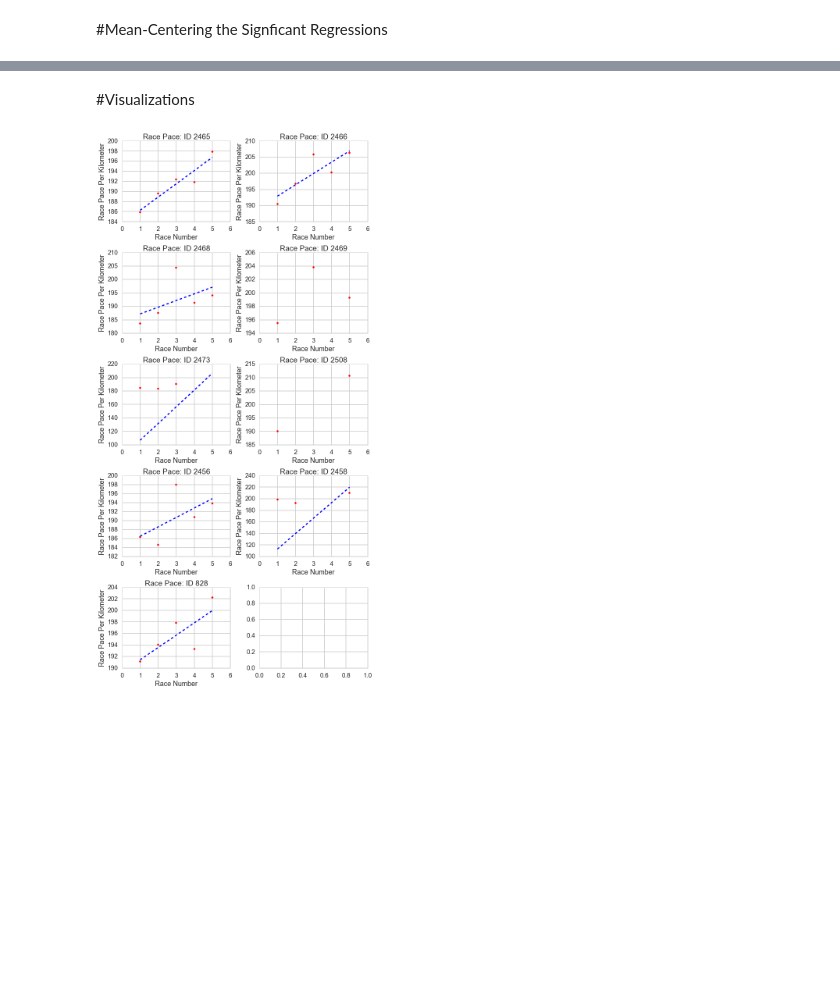
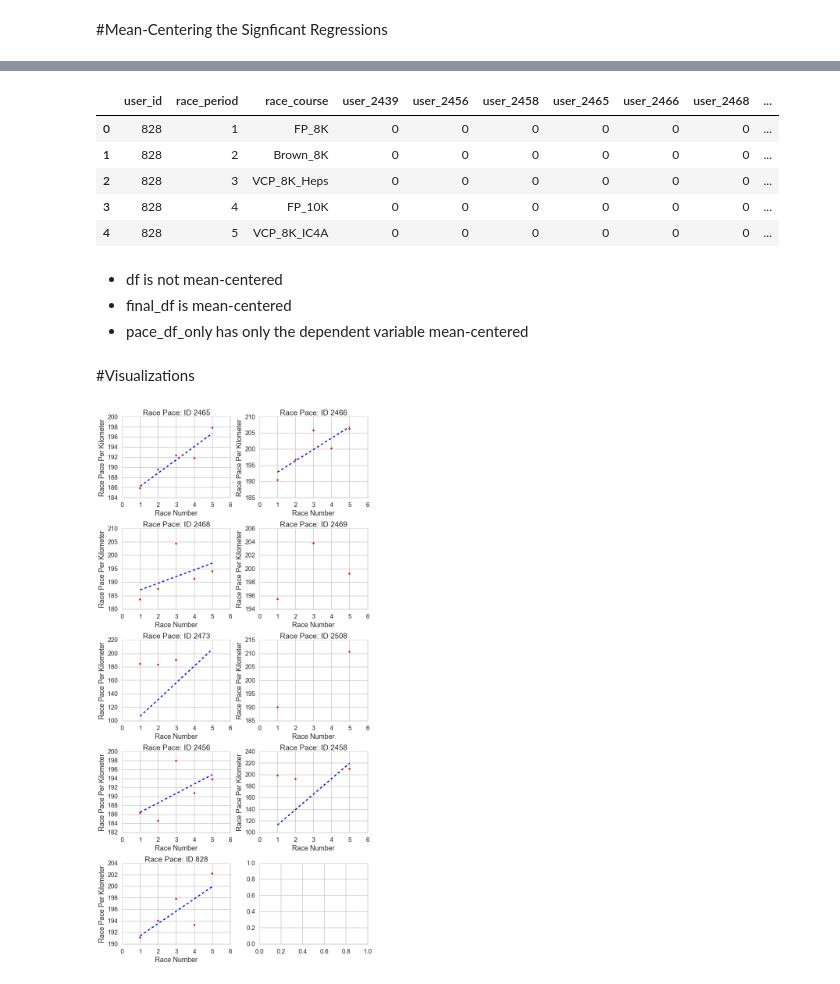
Before and after one commit to callen13/Senior_Thesis, a Jupyter notebook: sequential_model_selection.ipynb, the cells around one changed output, grey strips where cells are left out. Cells and saved outputs as stored; diff of their text form; code cells hidden in the pictures; blank space fills up the shorter version.

```diff
--- a/sequential_model_selection.ipynb
+++ b/sequential_model_selection.ipynb
@@ -408,37 +426,0 @@ df = df.merge(mean_df, how="left")
-# %%
-df.rename(columns={'seconds':'seconds_x', 'pace_per_k':'pace_per_k_x', 'REM_2nd_Night_Before':'REM_2nd_Night_Before_x',
-                  'REM_Weighted_2_Days':'REM_Weighted_2_Days_x', 'REM_Weighted_3_Days':'REM_Weighted_3_Days_x', 'REM_Weighted_4_Days':
-                   'REM_Weighted_4_Days_x','REM_Expo_Weighted_2_Days':'REM_Expo_Weighted_2_Days_x', 'total_sleep_weighted_3days':'total_sleep_weighted_3days_x',
-                  'stress_during_week':'stress_during_week_x', 'schoolwork_hours_during_week':'schoolwork_hours_during_week_x',
-                   'stress_during_week_2':'stress_during_week_2_x', 'cycles_count_2nd_Night_Before':'cycles_count_2nd_Night_Before_x', 'cycles_count_weighted_3days':
-                   'cycles_count_weighted_3days_x', 'cycles_count_weighted_4days':'cycles_count_weighted_4days_x', 'total_sleep_weighted_2days':'total_sleep_weighted_2days_x',
-                   'total_sleep_weighted_4days':'total_sleep_weighted_4days_x','total_sleep_weighted_5days':'total_sleep_weighted_5days_x',
-                   'total_sleep_weighted_6days':'total_sleep_weighted_6days_x','REM_Expo_Weighted_3days':'REM_Expo_Weighted_3days_x',
-                   'REM_Expo_Weighted_4days':'REM_Expo_Weighted_4days_x'
-                  }, inplace=True)
-#Now mean-center them by subracting (variable_x - variable_mean)
-cols = ['seconds', 'pace_per_k','REM_Weighted_2_Days', 'REM_2nd_Night_Before', 'REM_Weighted_3_Days', 'REM_Weighted_4_Days', 'REM_Expo_Weighted_2_Days',
-       'total_sleep_weighted_3days', 'stress_during_week', 'schoolwork_hours_during_week', 'stress_during_week_2', 'cycles_count_2nd_Night_Before',
-       'cycles_count_weighted_3days', 'cycles_count_weighted_4days', 'total_sleep_weighted_2days', 'total_sleep_weighted_4days','total_sleep_weighted_5days',
-        'total_sleep_weighted_6days', 'REM_Expo_Weighted_3days', 'REM_Expo_Weighted_4days']
-
-for c in cols:
-    df[c]=df[c+'_x'] - df[c+'_mean']
-    df.drop([c+'_x', c+'_mean'], axis=1)
-#df = df.drop(['REM_2nd_Night_Before_x', 'REM_2nd_Night_Before_mean', 'REM_Weighted_3_Days_x', 'REM_Weighted_3_Days_mean',
-#            'REM_Weighted_4_Days_x', 'REM_Weighted_4_Days_mean', 'REM_Expo_Weighted_2_Days_mean', 'REM_Expo_Weighted_2_Days_x',
-#             'total_sleep_weighted_3days_mean', 'total_sleep_weighted_3days_x', 'stress_during_week_mean', 'stress_during_week_x',
-#             'schoolwork_hours_during_week_mean', 'schoolwork_hours_during_week_x', 'REM_Weighted_2_Days_x', 'REM_Weighted_2_Days_mean',
-#             'seconds_mean', 'seconds_x', 'pace_per_k_mean', 'pace_per_k_x', 'stress_during_week_2_mean', 'stress_during_week_2_x'], axis=1)
-#df['REM_2nd_Night_Before']=df['REM_2nd_Night_Before'].div(60000.0)
-#df['REM_Weighted_2_Days']=df['REM_Weighted_2_Days'].div(60000.0)
-#df['REM_Weighted_3_Days']=df['REM_Weighted_3_Days'].div(60000.0)
-#df['REM_Weighted_4_Days']=df['REM_Weighted_4_Days'].div(60000.0)
-#df['REM_Expo_Weighted_2_Days']=df['REM_Expo_Weighted_2_Days'].div(60000.0)
-#df['total_sleep_weighted_3days']=df['total_sleep_weighted_3days'].div(60000.0)
-#df['total_sleep_weighted_2days']=df['total_sleep_weighted_2days'].div(60000.0)
-#df['total_sleep_weighted_4days']=df['total_sleep_weighted_4days'].div(60000.0)
-#df['total_sleep_weighted_5days']=df['total_sleep_weighted_5days'].div(60000.0)
-#df['total_sleep_weighted_6days']=df['total_sleep_weighted_6days'].div(60000.0)
-#df['REM_Expo_Weighted_3days']=df['REM_Expo_Weighted_3days'].div(60000.0)
-#df['REM_Expo_Weighted_4days']=df['REM_Expo_Weighted_4days'].div(60000.0)
@@ -459,3 +490,19 @@ df.head(10)
+# %%
+#just mean-centering the y-varible
+pace_df_only = mean_center_and_convert_column(df, 'pace_per_k')
+pace_df_only = pace_df_only.drop(['pace_per_k_x', 'pace_per_k_mean'], axis=1)
+pace_df_only.head()
+# %% [output]
+|  | user_id | race_period | race_course | user_2439 | user_2456 | user_2458 | user_2465 | user_2466 | user_2468 | ... |
+| 0 | 828 | 1 | FP_8K | 0 | 0 | 0 | 0 | 0 | 0 | ... |
+| 1 | 828 | 2 | Brown_8K | 0 | 0 | 0 | 0 | 0 | 0 | ... |
+| 2 | 828 | 3 | VCP_8K_Heps | 0 | 0 | 0 | 0 | 0 | 0 | ... |
+| 3 | 828 | 4 | FP_10K | 0 | 0 | 0 | 0 | 0 | 0 | ... |
+| 4 | 828 | 5 | VCP_8K_IC4A | 0 | 0 | 0 | 0 | 0 | 0 | ... |
+# %% [markdown]
+- df is not mean-centered
+- final_df is mean-centered
+- pace_df_only has only the dependent variable mean-centered
 # %% [markdown]
 #Visualizations
 # %%
```
Also changed, not shown: parts of 44 cells of this notebook, 1 other file.
